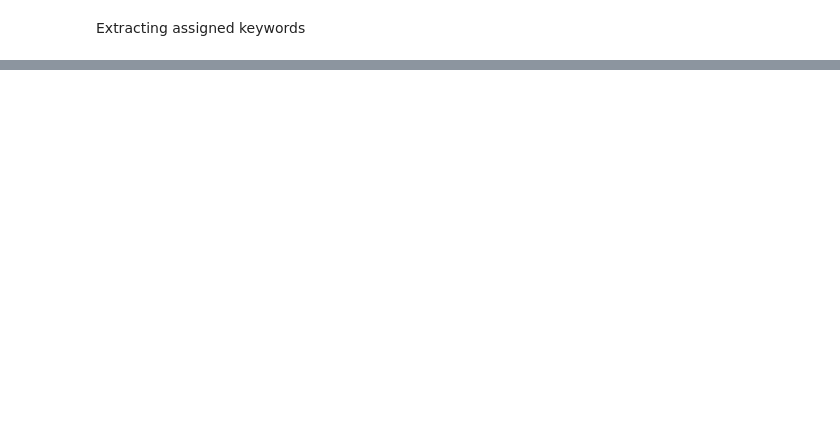
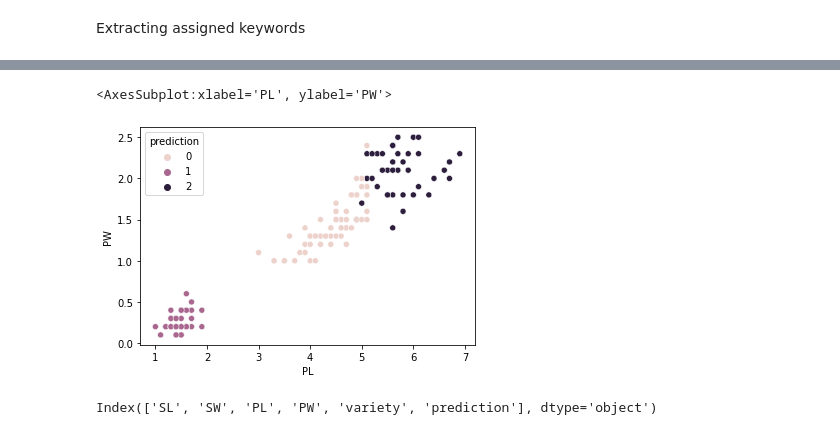
Before and after one commit to ALuchinsky/Spring2022_CS6500, a Jupyter notebook: notebooks/read_papers.ipynb, the cells around one changed output, grey strips where cells are left out. Drawn from its saved outputs; the diff is of its cells as text; code cells hidden in the pictures; blank space fills up the shorter version.

```diff
--- a/notebooks/read_papers.ipynb
+++ b/notebooks/read_papers.ipynb
@@ -217,0 +277,4 @@ AnalysisException: Invalid call to nullable on unresolved object
+# %%
+assembler = VectorAssembler().setInputCols(["SL", "SW", "PL", "PW"]).setOutputCol("features")
+data_transformed = assembler.transform(dataset)
+data_transformed
@@ -217,0 +306,4 @@ AnalysisException: Invalid call to nullable on unresolved object
+# %%
+bkm = BisectingKMeans().setK(3).setSeed(1).setFeaturesCol("features")
+kmean = KMeans().setK(3).setSeed(1).setFeaturesCol("features")
+model = kmean.fit(data_transformed)
@@ -217,0 +316,4 @@ AnalysisException: Invalid call to nullable on unresolved object
+# %%
+preds = model.transform(data_transformed)
+# %%
+preds_ = preds.select("SL", "SW", "PL", "PW", "variety", "prediction").toPandas()
@@ -217,0 +329,9 @@ AnalysisException: Invalid call to nullable on unresolved object
+# %%
+sns.scatterplot(data = preds_, x="PL", y="PW", hue="prediction")
+# %% [output]
+<AxesSubplot:xlabel='PL', ylabel='PW'>
+[figure, added]
+# %%
+preds_.columns
+# %% [output]
+Index(['SL', 'SW', 'PL', 'PW', 'variety', 'prediction'], dtype='object')
```
Also changed, not shown: parts of 47 cells of this notebook.
